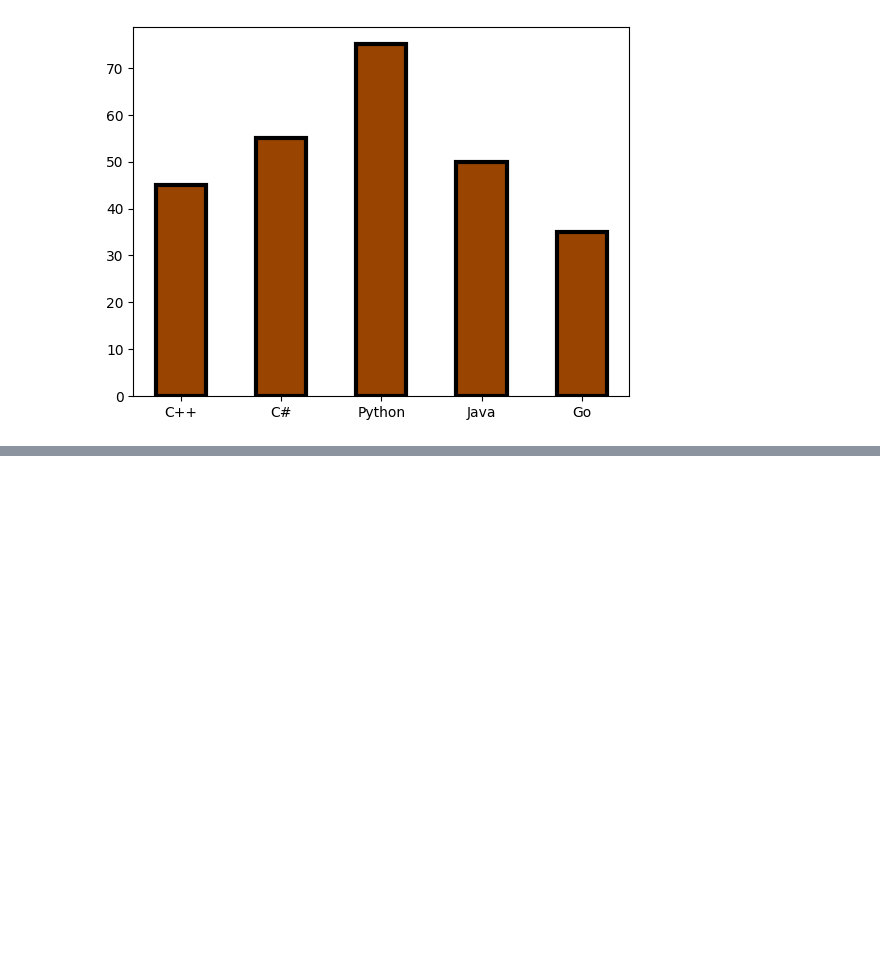
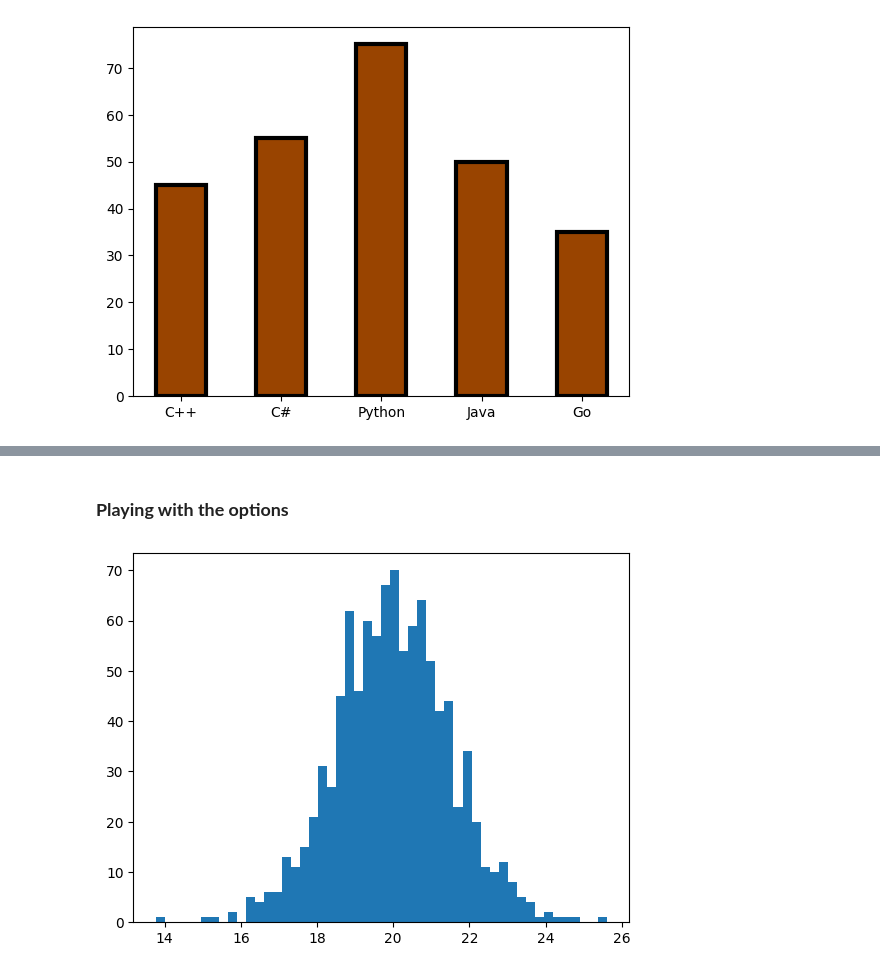
Before and after one commit to alchemistbg/matplotlib, a Jupyter notebook: matplotlib.ipynb, the cells around one changed output, grey strips where cells are left out. Drawn from its saved outputs; the diff is of its cells as text; code cells hidden in the pictures; blank space fills up the shorter version.

```diff
--- a/matplotlib.ipynb
+++ b/matplotlib.ipynb
@@ -67,0 +84,6 @@ plt.bar(x = prog_lang, height = votes, color = '#994400', edgecolor = '#000000',
+# %% [markdown]
+### **Playing with the options**
+# %%
+plt.hist(x = hist_data, bins = 50);
+# %% [output]
+[figure, added]
```
Also changed, not shown: parts of 19 cells of this notebook.
